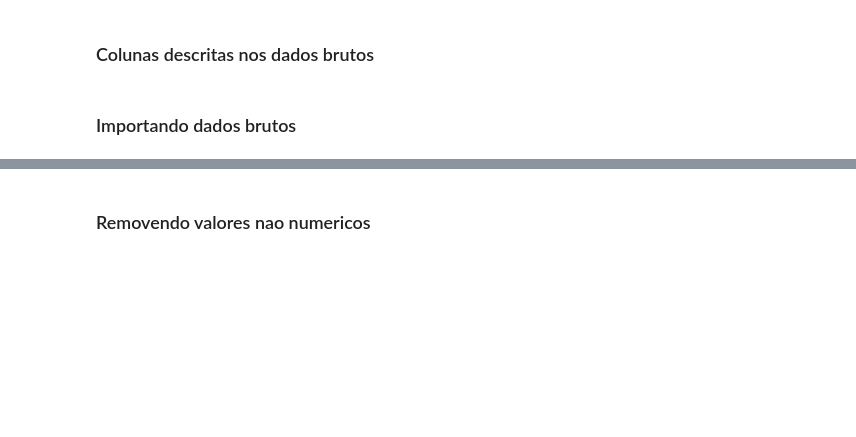
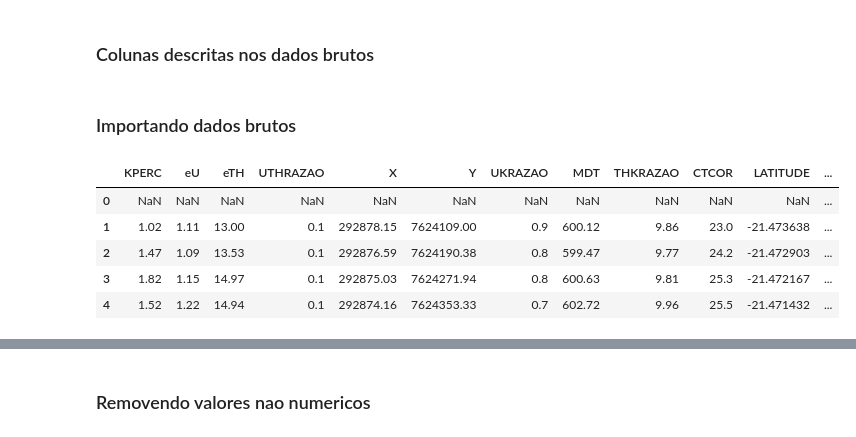
Before and after one commit to Gabriel-Goes/mapeamento_litologico_preditivo, a Jupyter notebook: 2-Pandas:Reading_XYZ_files_from_CPRM_DataBase.ipynb, the cells around one changed output, grey strips where cells are left out. Saved outputs shown, nothing was run; the diff lists cells and outputs as text; code cells hidden in the pictures; blank space fills up the shorter version.

```diff
--- a/2-Pandas:Reading_XYZ_files_from_CPRM_DataBase.ipynb
+++ b/2-Pandas:Reading_XYZ_files_from_CPRM_DataBase.ipynb
@@ -11,26 +31,16 @@
 # %% [markdown]
 ### Colunas descritas nos dados brutos
 # %%
-gama_line_cols = 'KB DATA BARO UB THB COSMICO CTB UUP ALTURA KPERC eU eTH CTEXP UTHRAZAO X Y UKRAZAO MDT THKRAZAO LIVE_TIME CTCOR KCOR THCOR UCOR HORA GPSALT LATITUDE FIDUCIAL TEMP LONGITUDE'.split(" ")
+gama_line_1105_cols = 'KB DATA BARO UB THB COSMICO CTB UUP ALTURA KPERC eU eTH CTEXP UTHRAZAO X Y UKRAZAO MDT THKRAZAO LIVE_TIME CTCOR KCOR THCOR UCOR HORA GPSALT LATITUDE FIDUCIAL TEMP LONGITUDE'.split(" ")
 
-gama_tie_cols = 'KB DATA BARO UB THB COSMICO CTB UUP ALTURA KPERC eU eTH CTEXP UTHRAZAO X Y UKRAZAO MDT THKRAZAO LIVE_TIME CTCOR KCOR THCOR UCOR HORA GPSALT LATITUDE FIDUCIAL TEMP LONGITUDE __X __Y'.split(" ")
+gama_tie_1105_cols  = 'KB DATA BARO UB THB COSMICO CTB UUP ALTURA KPERC eU eTH CTEXP UTHRAZAO X Y UKRAZAO MDT THKRAZAO LIVE_TIME CTCOR KCOR THCOR UCOR HORA GPSALT LATITUDE FIDUCIAL TEMP LONGITUDE __X __Y'.split(" ")
 # %% [markdown]
 ### Importando dados brutos
 # %%
-gama_line_1105 = pd.read_csv(gdb+'xyz/1105_XYZ/1105_GamaLine.XYZ',
-                         names=gama_line_cols,
+gama_line_1105 = pd.read_csv(gdb('xyz/1105_XYZ/1105/XYZ/1105_GamaLine.XYZ'),
+                         names=gama_line_1105_cols,
                          delim_whitespace=True,
-                         skiprows=11,                                     # Linhas de cabeçalho
+                         skiprows=10,                                     # Linhas de cabeçalho
                          usecols=["X","Y","LATITUDE","LONGITUDE",
                                   "KPERC","eU","eTH","CTCOR",
                                   "THKRAZAO","UTHRAZAO","UKRAZAO","MDT"])
-
-gama_tie_1105 = pd.read_csv(gdb+'xyz/1105_XYZ/1105_GamaTie.XYZ',
-                         names=gama_tie_cols,
-                         delim_whitespace=True,
-                         skiprows=11,
-                         usecols=["X","Y","LATITUDE","LONGITUDE",
-                                  "KPERC","eU","eTH","CTCOR",
-                                  "THKRAZAO","UTHRAZAO","UKRAZAO","MDT"])
-
-gama_1105     = pd.concat([gama_line_1105,gama_tie_1105], ignore_index=True) # Unindo a line e tie em um unico arquivo
@@ -36,0 +55,10 @@ gama_1105     = pd.concat([gama_line_1105,gama_tie_1105], ignore_index=True) # U
+# %%
+# A primeira linha possui valores não numéricos 'NaN' que devem ser removidos
+gama_line_1105.head(5)
+# %% [output]
+|  | KPERC | eU | eTH | UTHRAZAO | X | Y | UKRAZAO | MDT | THKRAZAO | CTCOR | LATITUDE | ... |
+| 0 | NaN | NaN | NaN | NaN | NaN | NaN | NaN | NaN | NaN | NaN | NaN | ... |
+| 1 | 1.02 | 1.11 | 13.00 | 0.1 | 292878.15 | 7624109.00 | 0.9 | 600.12 | 9.86 | 23.0 | -21.473638 | ... |
+| 2 | 1.47 | 1.09 | 13.53 | 0.1 | 292876.59 | 7624190.38 | 0.8 | 599.47 | 9.77 | 24.2 | -21.472903 | ... |
+| 3 | 1.82 | 1.15 | 14.97 | 0.1 | 292875.03 | 7624271.94 | 0.8 | 600.63 | 9.81 | 25.3 | -21.472167 | ... |
+| 4 | 1.52 | 1.22 | 14.94 | 0.1 | 292874.16 | 7624353.33 | 0.7 | 602.72 | 9.96 | 25.5 | -21.471432 | ... |
```
Also changed, not shown: parts of 35 cells of this notebook, 7 other files.
